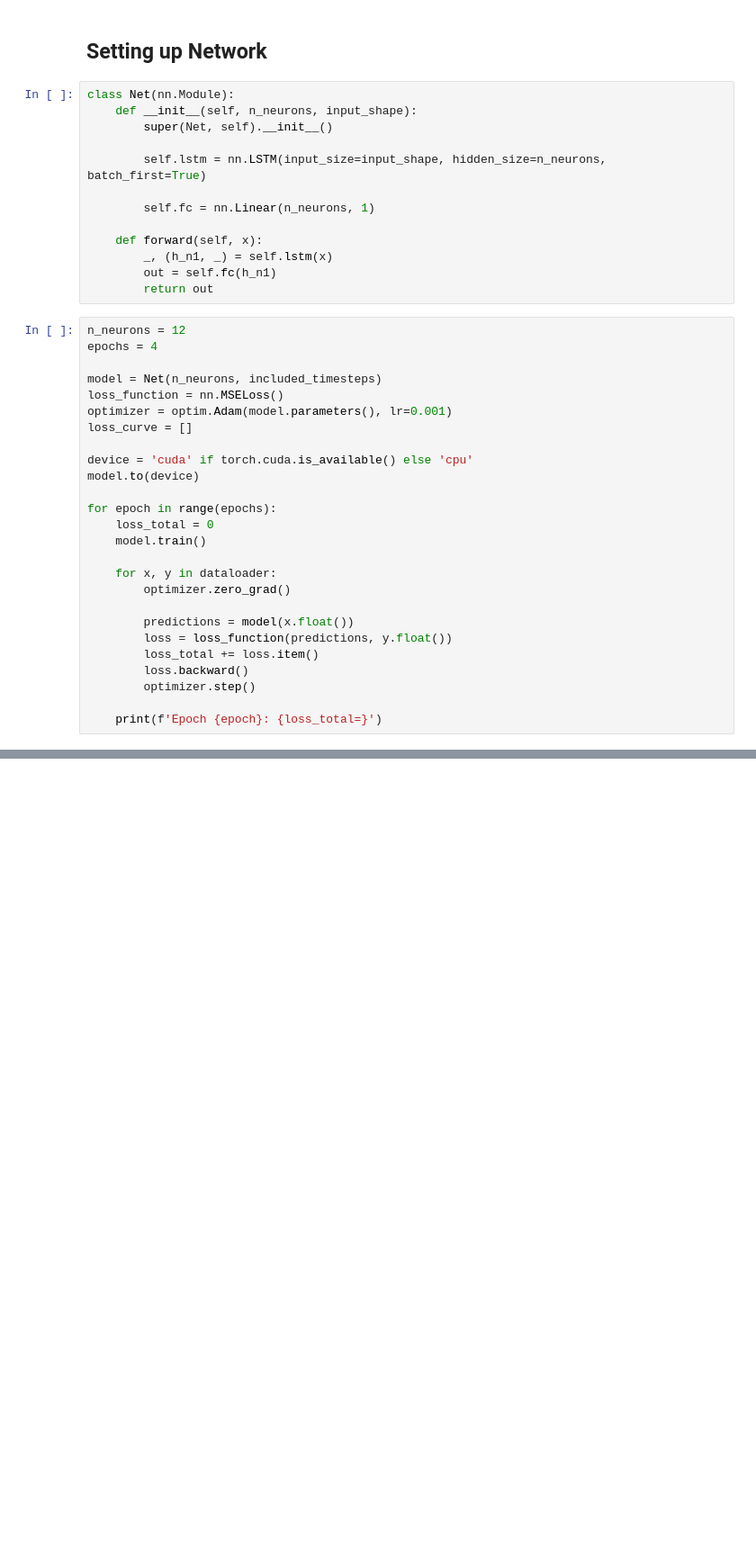
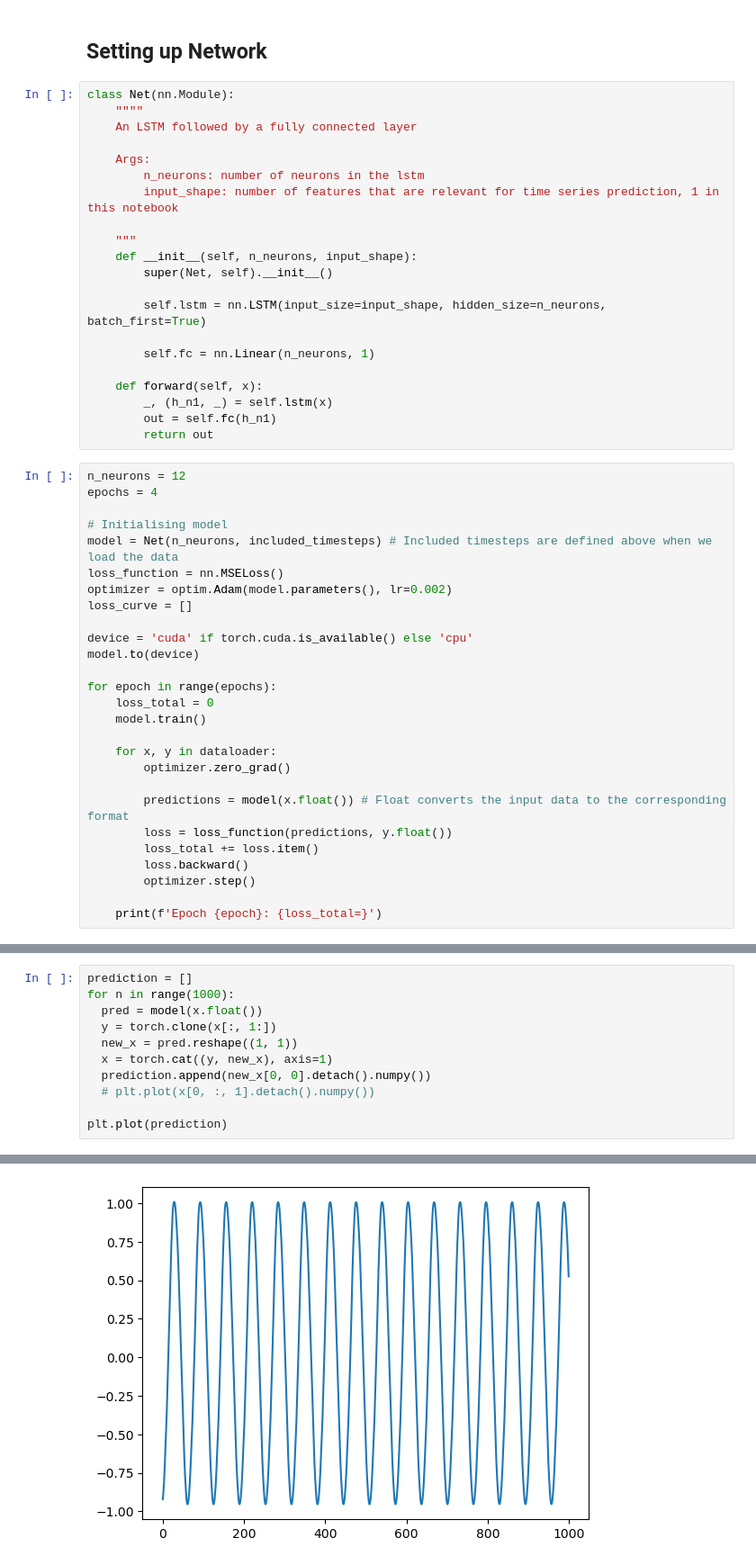
Before and after one commit to maxtost10/Playground-vs, a Jupyter notebook: 1DSinLSTM.ipynb, the cells around one changed output, grey strips where cells are left out. Shown at 90% size. Saved outputs shown, nothing was run; the diff lists cells and outputs as text; blank space fills up the shorter version.

```diff
--- a/1DSinLSTM.ipynb
+++ b/1DSinLSTM.ipynb
@@ -54,6 +54,14 @@ plt.plot(x)
 ## Setting up Network
 # %%
 class Net(nn.Module):
+    """"
+    An LSTM followed by a fully connected layer
+
+    Args:
+        n_neurons: number of neurons in the lstm
+        input_shape: number of features that are relevant for time series prediction, 1 in this notebook
+
+    """
     def __init__(self, n_neurons, input_shape):
         super(Net, self).__init__()
 
@@ -69,9 +77,10 @@ class Net(nn.Module):
 n_neurons = 12
 epochs = 4
 
-model = Net(n_neurons, included_timesteps)
+# Initialising model
+model = Net(n_neurons, included_timesteps) # Included timesteps are defined above when we load the data
 loss_function = nn.MSELoss()
-optimizer = optim.Adam(model.parameters(), lr=0.001)
+optimizer = optim.Adam(model.parameters(), lr=0.002)
 loss_curve = []
 
 device = 'cuda' if torch.cuda.is_available() else 'cpu'
@@ -84,7 +93,7 @@ for epoch in range(epochs):
     for x, y in dataloader:
         optimizer.zero_grad()
 
-        predictions = model(x.float())
+        predictions = model(x.float()) # Float converts the input data to the corresponding format
         loss = loss_function(predictions, y.float())
         loss_total += loss.item()
         loss.backward()
@@ -109,0 +126,12 @@ for x, y in dataloader:
+# %%
+prediction = []
+for n in range(1000):
+  pred = model(x.float())
+  y = torch.clone(x[:, 1:])
+  new_x = pred.reshape((1, 1))
+  x = torch.cat((y, new_x), axis=1)
+  prediction.append(new_x[0, 0].detach().numpy())
+  # plt.plot(x[0, :, 1].detach().numpy())
+
+plt.plot(prediction)
+# %% [output]
@@ -109,0 +139 @@ for x, y in dataloader:
+[figure, added]
```
Also changed, not shown: parts of 9 cells of this notebook.
